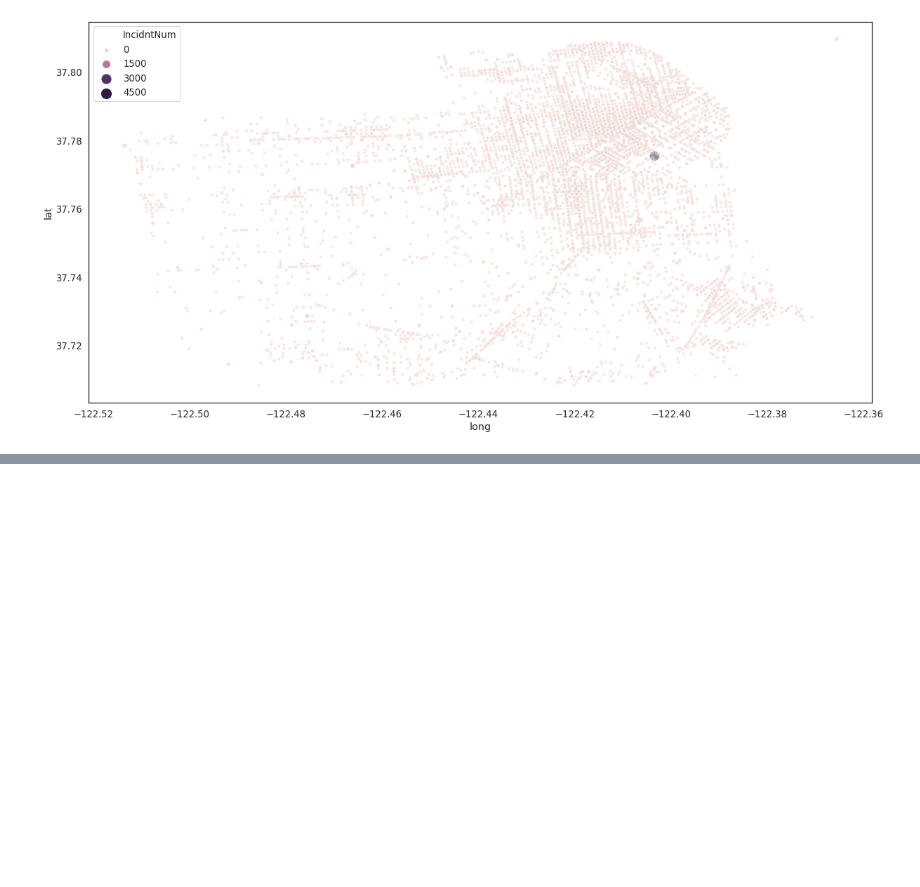
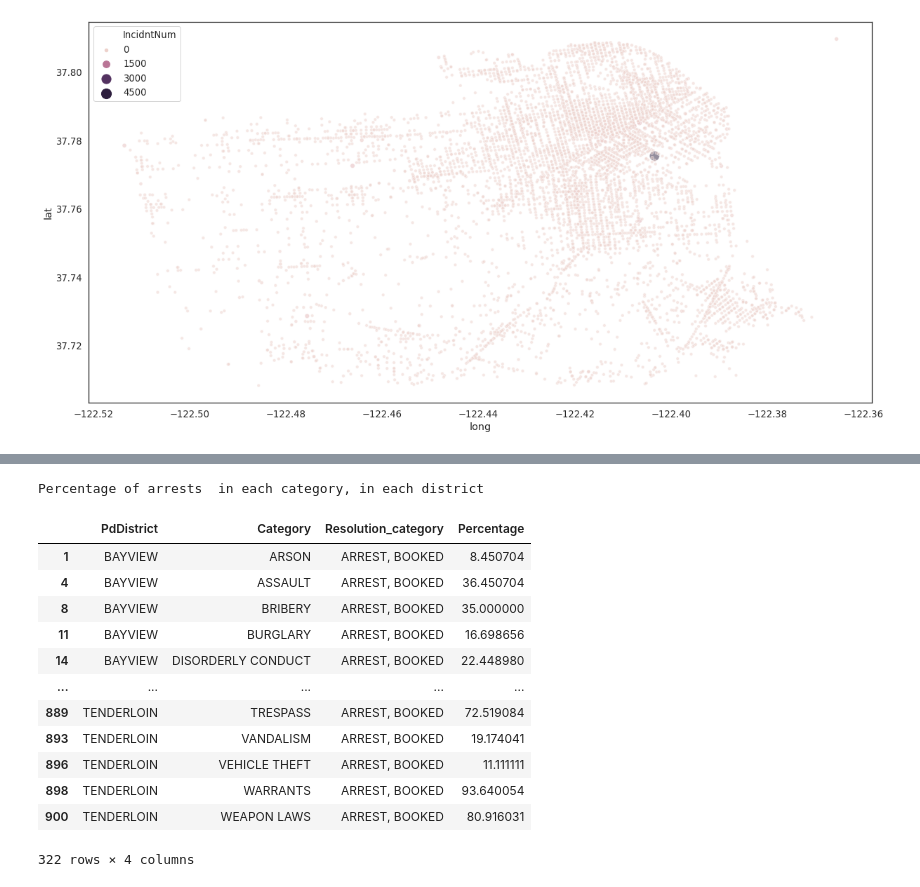
Before and after one commit to hadicodeuk/sf_crime_dataset, a Jupyter notebook: 2 Jupyter Notebook/sf_crime.ipynb, the cells around one changed output, grey strips where cells are left out. Drawn from its saved outputs; the diff is of its cells as text; code cells hidden in the pictures; blank space fills up the shorter version.

```diff
--- a/2 Jupyter Notebook/sf_crime.ipynb
+++ b/2 Jupyter Notebook/sf_crime.ipynb
@@ -154,0 +282,29 @@ sns.scatterplot(x='long',y='lat',data=df,size='IncidntNum', sizes=(20, 200),hue=
+# %%
+df_sf_district_category_resolution=df_sf.groupby(by=['PdDistrict','Category'])['Resolution_category'].value_counts(normalize=True).to_frame()
+df_sf_district_category_resolution.columns=['Percentage']
+
+df_sf_district_category_resolution=df_sf_district_category_resolution.reset_index()
+
+df_sf_district_category_resolution['Percentage']=df_sf_district_category_resolution['Percentage']*100
+
+df_sf_district_category_resolution
+
+df_sf_district_category_resolution_arrest=df_sf_district_category_resolution[df_sf_district_category_resolution['Resolution_category']=='ARREST, BOOKED']
+
+print('Percentage of arrests  in each category, in each district')
+df_sf_district_category_resolution_arrest
+# %% [output]
+Percentage of arrests  in each category, in each district
+|  | PdDistrict | Category | Resolution_category | Percentage |
+| 1 | BAYVIEW | ARSON | ARREST, BOOKED | 8.450704 |
+| 4 | BAYVIEW | ASSAULT | ARREST, BOOKED | 36.450704 |
+| 8 | BAYVIEW | BRIBERY | ARREST, BOOKED | 35.000000 |
+| 11 | BAYVIEW | BURGLARY | ARREST, BOOKED | 16.698656 |
+| 14 | BAYVIEW | DISORDERLY CONDUCT | ARREST, BOOKED | 22.448980 |
+| ... | ... | ... | ... | ... |
+| 889 | TENDERLOIN | TRESPASS | ARREST, BOOKED | 72.519084 |
+| 893 | TENDERLOIN | VANDALISM | ARREST, BOOKED | 19.174041 |
+| 896 | TENDERLOIN | VEHICLE THEFT | ARREST, BOOKED | 11.111111 |
+| 898 | TENDERLOIN | WARRANTS | ARREST, BOOKED | 93.640054 |
+| 900 | TENDERLOIN | WEAPON LAWS | ARREST, BOOKED | 80.916031 |
+322 rows × 4 columns
```
Also changed, not shown: parts of 27 cells of this notebook.
